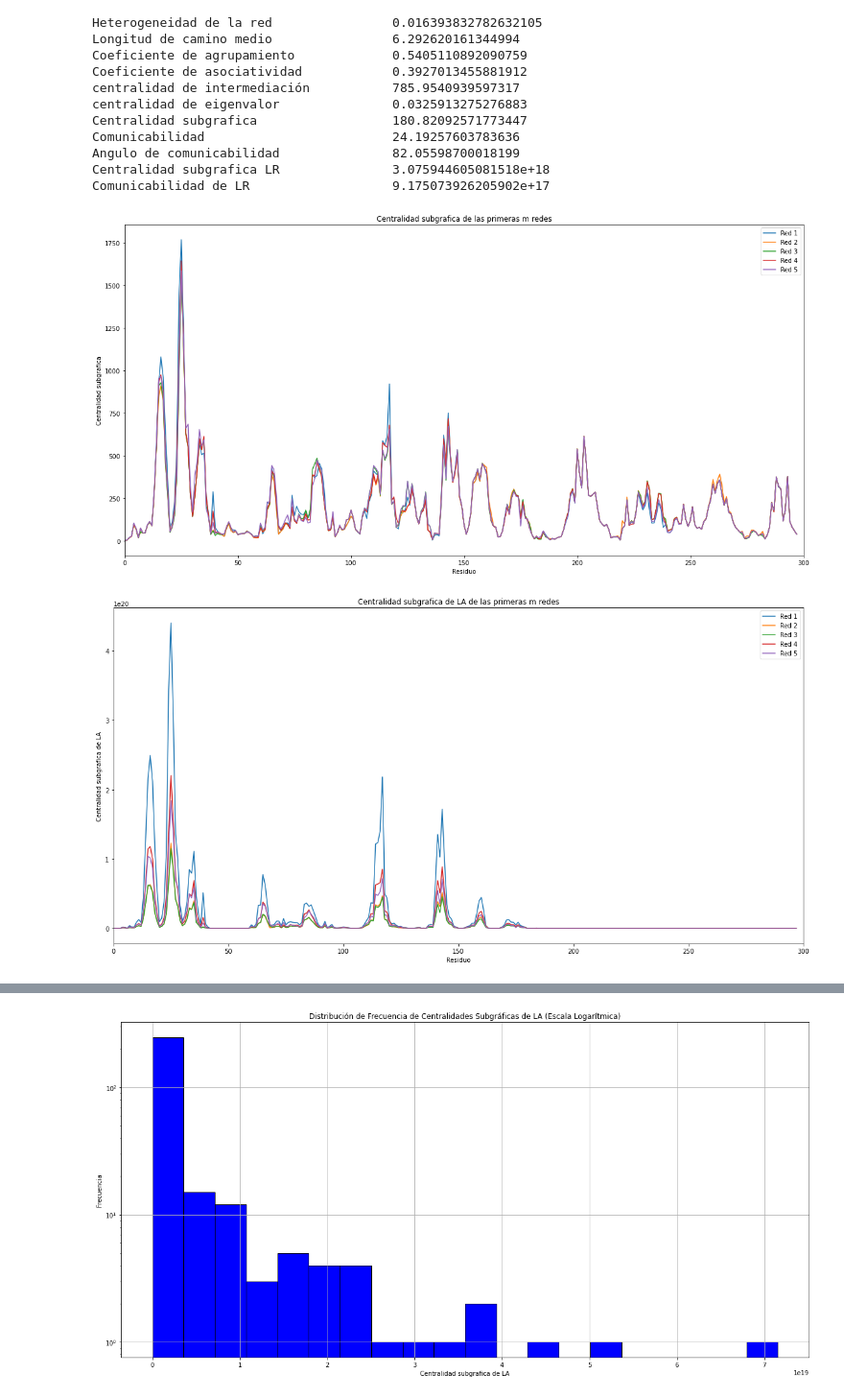
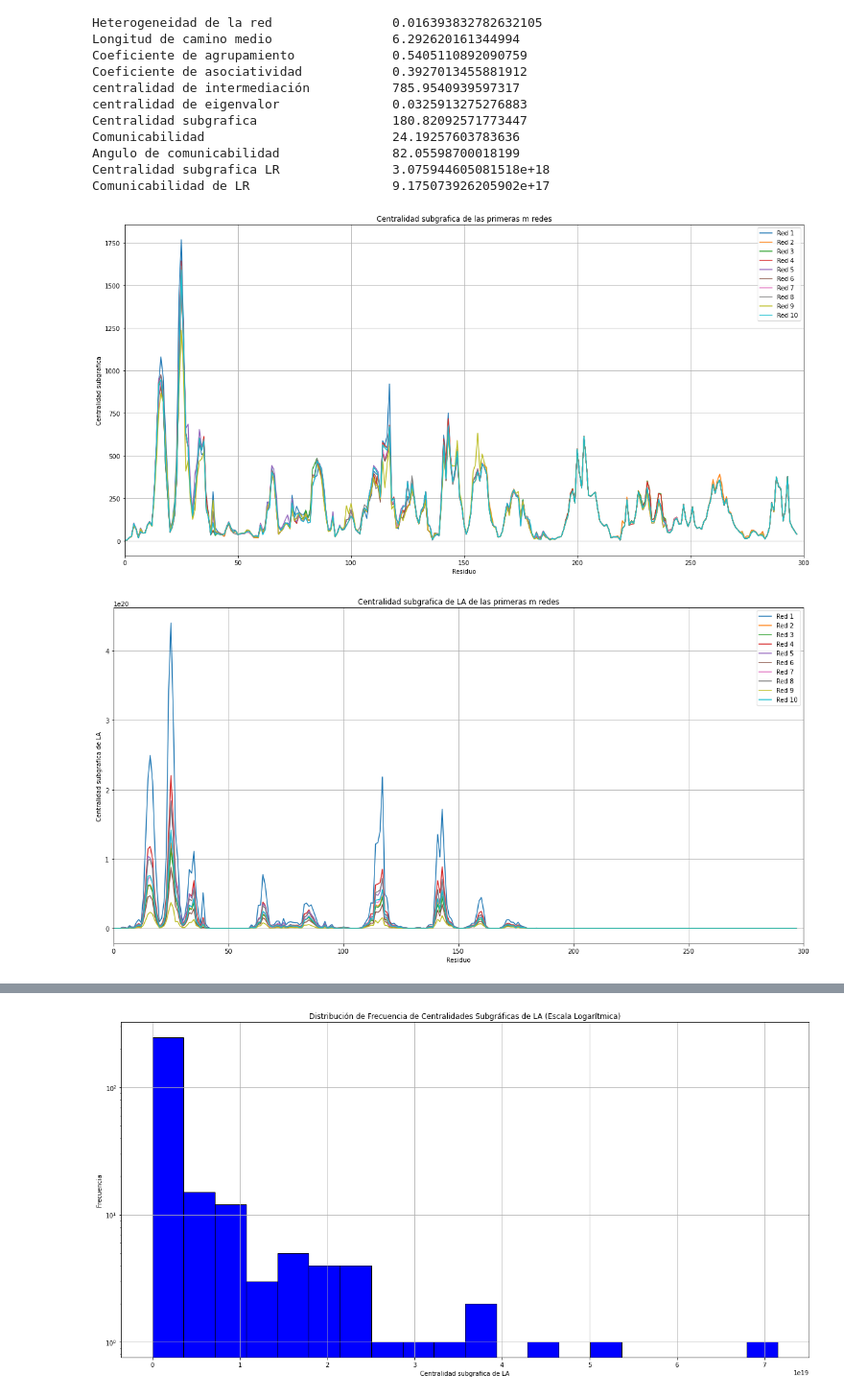
Before and after one commit to hugosl/BiopandasPDB, a Jupyter notebook: prueba-75-SARS-CoV_pdbs-Metricas-Topologicas-Centralidad-Subgrafica-Metodo-suma.ipynb, the cells around one changed output, grey strips where cells are left out. Shown at 96% size. Saved outputs shown, nothing was run; the diff lists cells and outputs as text; code cells hidden in the pictures.

Commit message:
nueva versión
Se agregan grids en las graficas y se mejora la presentación de las tablas de ranking de centralidades

```diff
--- a/prueba-75-SARS-CoV_pdbs-Metricas-Topologicas-Centralidad-Subgrafica-Metodo-suma.ipynb
+++ b/prueba-75-SARS-CoV_pdbs-Metricas-Topologicas-Centralidad-Subgrafica-Metodo-suma.ipynb
@@ -219,12 +220,12 @@ def centralidad_sub(MGs):
     plt.plot(range(1, num_elementos + 1), elementos_diagonal, '-o')
     #plt.errorbar(range(1, num_elementos + 1), elementos_diagonal, yerr=desviaciones_estandar, fmt='o',color='red',markerfacecolor='red', ecolor='blue',capsize=5)
     plt.xlim(0,300)
-    plt.legend()
     plt.xlabel('Residuo')
     plt.ylabel('Centralidad subgrafica')
     plt.title("Centralidad subgrafica promedio")
     #plt.savefig('Centralidad sub prom 75 redes', dpi=200)
     # Mostrar la gráfica
+    plt.grid(True)
     plt.show()
 #centralidad Subgrafica de las m primeras redes (elementos en la diagonal de la matriz G)
 def centralidad_n(MGs,m):
@@ -245,6 +246,7 @@ def centralidad_n(MGs,m):
     plt.title("Centralidad subgrafica de las primeras m redes")
     #plt.savefig('Centralidad sub de m redes', dpi=200)
     # Mostrar la gráfica
+    plt.grid(True)
     plt.show()
 #centralidad Subgrafica de Largo Alcance promedio de las redes (elementos fuera de la diagonal de la matriz Z)
 def LR_centralidad_sub(MZs):
@@ -271,11 +273,11 @@ def LR_centralidad_sub(MZs):
     plt.plot(range(1, num_elementos + 1), elementos_diagonal, '-o')
     #plt.errorbar(range(1, num_elementos + 1), elementos_diagonal, yerr=desviaciones_estandar, fmt='o',color='red',markerfacecolor='red', ecolor='blue',capsize=5)
     plt.xlim(0,300)
-    plt.legend()
     plt.xlabel('Residuo')
     plt.ylabel('Centralidad subgrafica de LA')
     plt.title("Centralidad subgrafica promedio de LA")
     #plt.savefig('Centralidad sub prom de LA de 75 redes, dpi=200)
+    plt.grid(True)
     plt.show()
 # ditribucion centralidad Subgrafica de Largo Alcance promedio de las redes
 def LR_centralidad_sub_dist(MZs):
@@ -314,6 +316,7 @@ def centralidad_LR_n(MZs,m):
     plt.title("Centralidad subgrafica de LA de las primeras m redes")
     #plt.savefig('Centralidad sub de LA de m redes', dpi=200)
     # Mostrar la gráfica
+    plt.grid(True)
     plt.show()
 # %% [markdown]
 # Crea las matrices G y Z para un radio de corte D y en base a los archivos pdb en un directorio dado.
@@ -395,13 +398,13 @@ Centralidad subgrafica LR               3.075944605081518e+18
 Comunicabilidad de LR                   9.175073926205902e+17
 # %%
 # Obtenemos la centralidad de subgrafica
-centralidad_n(MGs,5)
+centralidad_n(MGs,10)
 # %% [output]
-[figure, old version]
+[figure, new version]
 # %%
-centralidad_LR_n(MZs,5)
+centralidad_LR_n(MZs,10)
 # %% [output]
-[figure, old version]
+[figure, new version]
 # %%
 # Obtenemos la centralidad de subgrafica promedio
 centralidad_sub(MGs)
```
Also changed, not shown: parts of 11 cells of this notebook.
